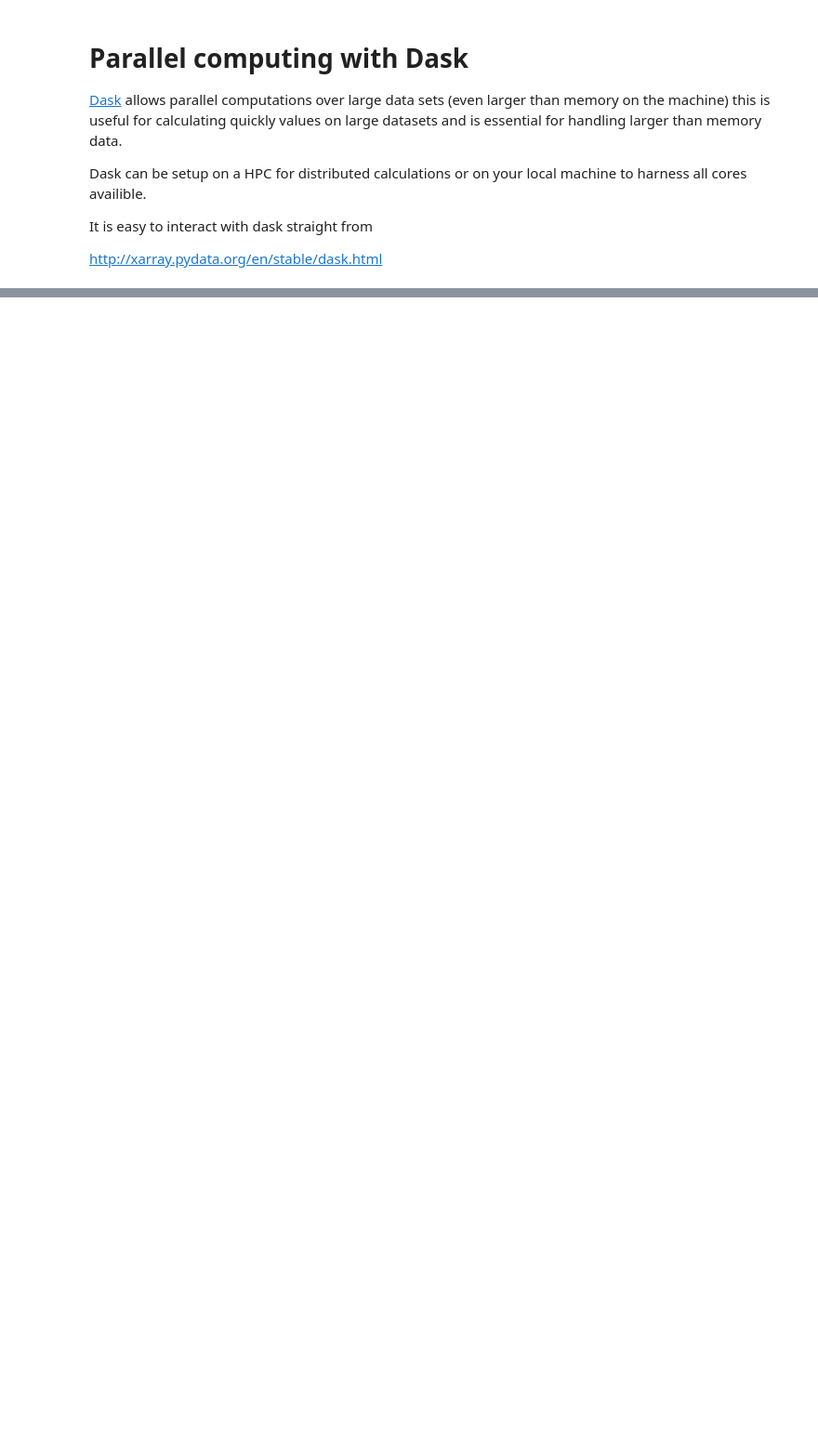
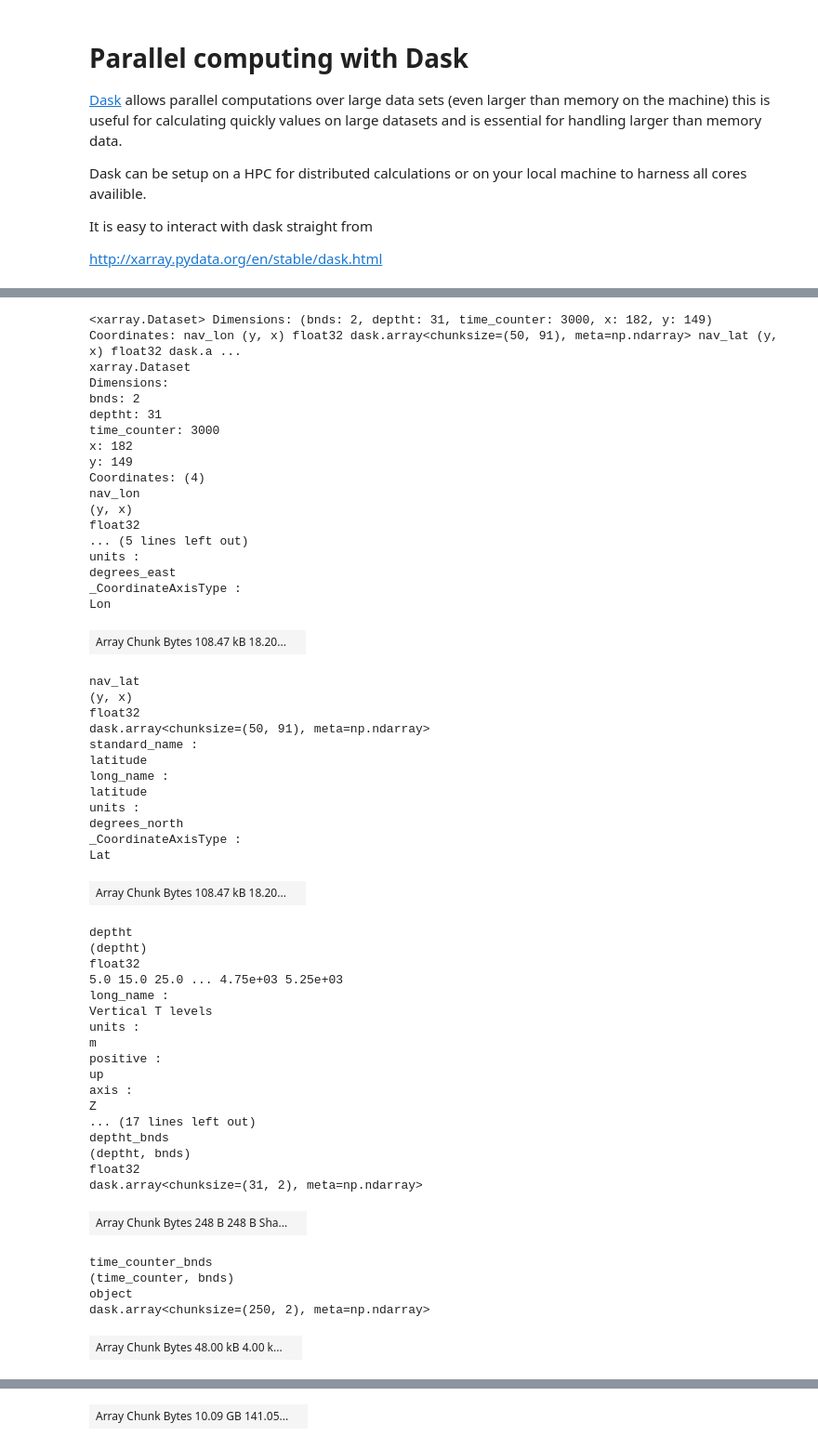
Before and after one commit to WesleyTheGeolien/Snakes-in-Space, a Jupyter notebook: Notebooks/05_xarray_dask/Dask.ipynb, the cells around one changed output, grey strips where cells are left out. Shown at 93% size. Cells and saved outputs as stored; diff of their text form; code cells hidden in the pictures; blank space fills up the shorter version.

```diff
--- a/Notebooks/05_xarray_dask/Dask.ipynb
+++ b/Notebooks/05_xarray_dask/Dask.ipynb
@@ -34,3 +70,58 @@ ds
 # %%
-ds = ds.chunk({'x': 91, 'y':50, 'time_counter': 500})
+ds = ds.chunk({'x': 91, 'y':50, 'time_counter': 250})
 ds
+# %% [output]
+<xarray.Dataset> Dimensions: (bnds: 2, deptht: 31, time_counter: 3000, x: 182, y: 149) Coordinates: nav_lon (y, x) float32 dask.array<chunksize=(50, 91), meta=np.ndarray> nav_lat (y, x) float32 dask.a ...
+xarray.Dataset
+Dimensions:
+bnds: 2
+deptht: 31
+time_counter: 3000
+x: 182
+y: 149
+Coordinates: (4)
+nav_lon
+(y, x)
+float32
+... (5 lines left out)
+units :
+degrees_east
+_CoordinateAxisType :
+Lon
+| Array Chunk Bytes 108.47 kB 18.20... |  |
+nav_lat
+(y, x)
+float32
+dask.array<chunksize=(50, 91), meta=np.ndarray>
+standard_name :
+latitude
+long_name :
+latitude
+units :
+degrees_north
+_CoordinateAxisType :
+Lat
+| Array Chunk Bytes 108.47 kB 18.20... |  |
+deptht
+(deptht)
+float32
+5.0 15.0 25.0 ... 4.75e+03 5.25e+03
+long_name :
+Vertical T levels
+units :
+m
+positive :
+up
+axis :
+Z
+... (17 lines left out)
+deptht_bnds
+(deptht, bnds)
+float32
+dask.array<chunksize=(31, 2), meta=np.ndarray>
+| Array Chunk Bytes 248 B 248 B Sha... |  |
+time_counter_bnds
+(time_counter, bnds)
+object
+dask.array<chunksize=(250, 2), meta=np.ndarray>
+| Array Chunk Bytes 48.00 kB 4.00 k... |  |
@@ -36,0 +146 @@ ds
+| Array Chunk Bytes 10.09 GB 141.05... |  |
```
Also changed, not shown: parts of 13 cells of this notebook, 1 other file.
